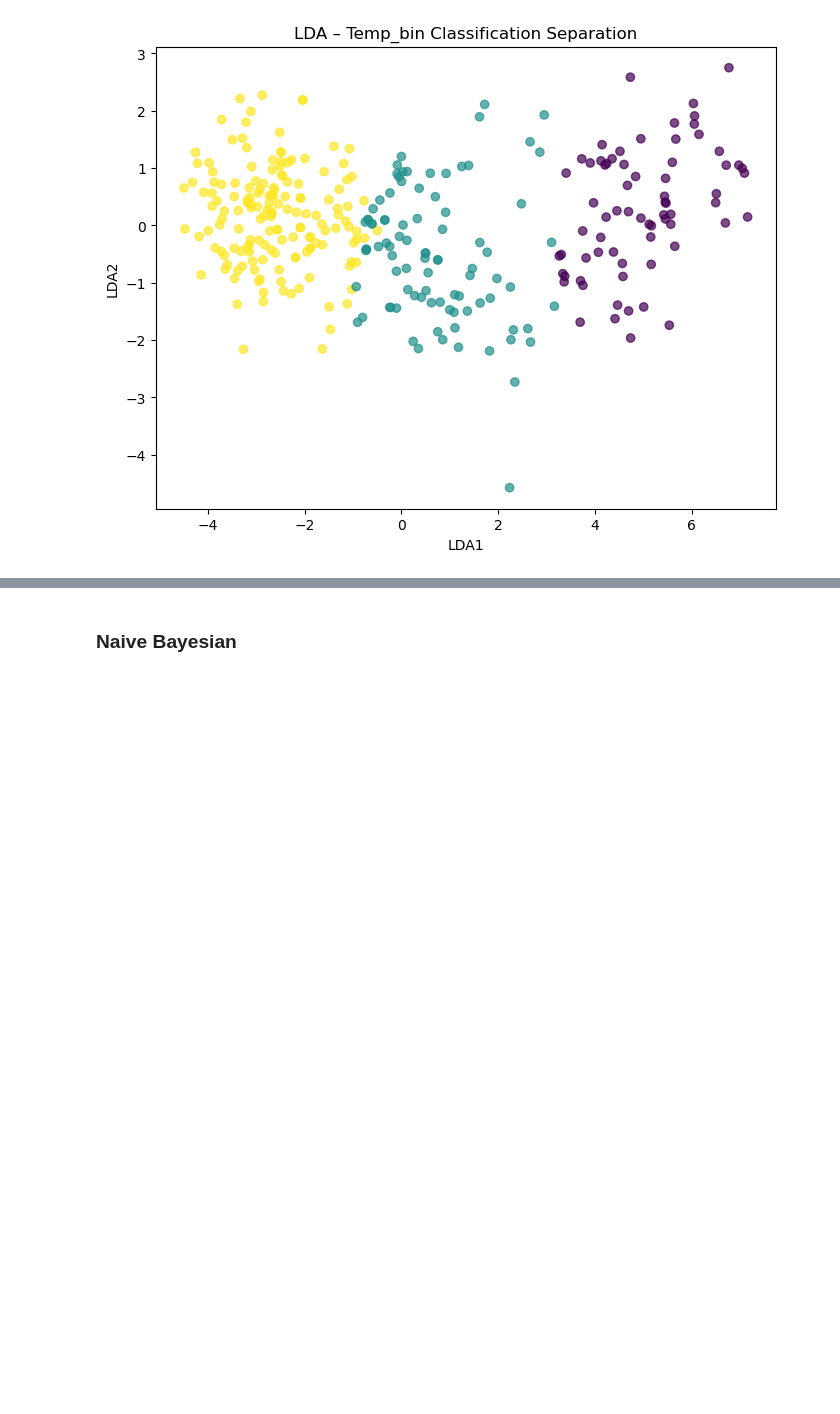
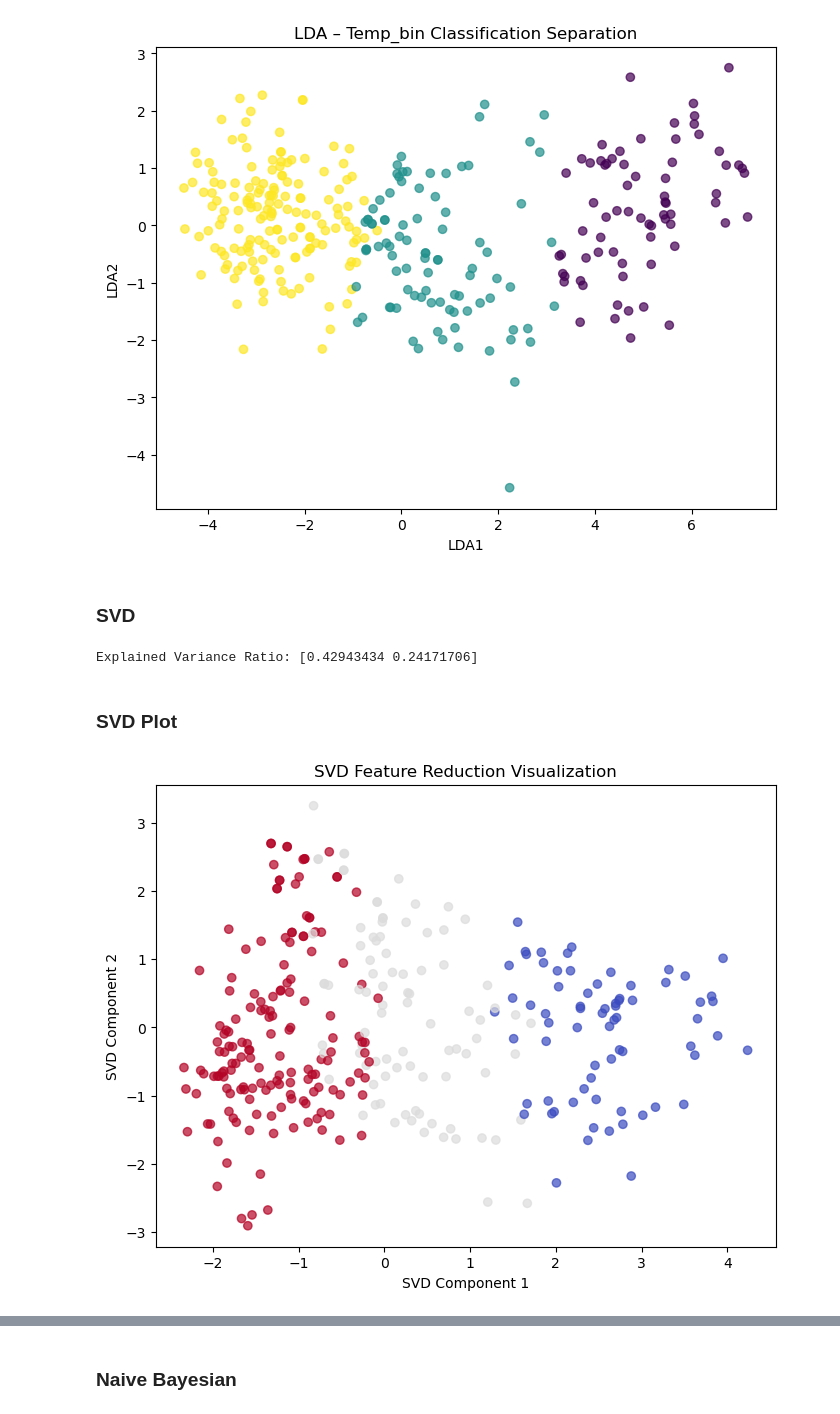
Before and after one commit to Omar-Elnazly/Aswan-Weather-Analytics, a Jupyter notebook: Main.ipynb, the cells around one changed output, grey strips where cells are left out. Saved outputs shown, nothing was run; the diff lists cells and outputs as text; code cells hidden in the pictures; blank space fills up the shorter version.

```diff
--- a/Main.ipynb
+++ b/Main.ipynb
@@ -455,3 +469,29 @@ plt.title("LDA – Temp_bin Classification Separation")
 plt.show()
 # %% [output]
 [figure]
+# %% [markdown]
+### SVD
+# %%
+svd = TruncatedSVD(n_components=2, random_state=42)
+svd_components = svd.fit_transform(X_train_scaled)
+
+print("Explained Variance Ratio:", svd.explained_variance_ratio_)
+# %% [output]
+Explained Variance Ratio: [0.42943434 0.24171706]
+# %% [markdown]
+### SVD Plot
+# %%
+plt.figure(figsize=(8,6))
+plt.scatter(
+    svd_components[:,0],
+    svd_components[:,1],
+    c=y_train.cat.codes,
+    cmap='coolwarm',
+    alpha=0.7
+)
+plt.xlabel("SVD Component 1")
+plt.ylabel("SVD Component 2")
+plt.title("SVD Feature Reduction Visualization")
+plt.show()
+# %% [output]
+[figure, added]
```
Also changed, not shown: parts of 25 cells of this notebook.
